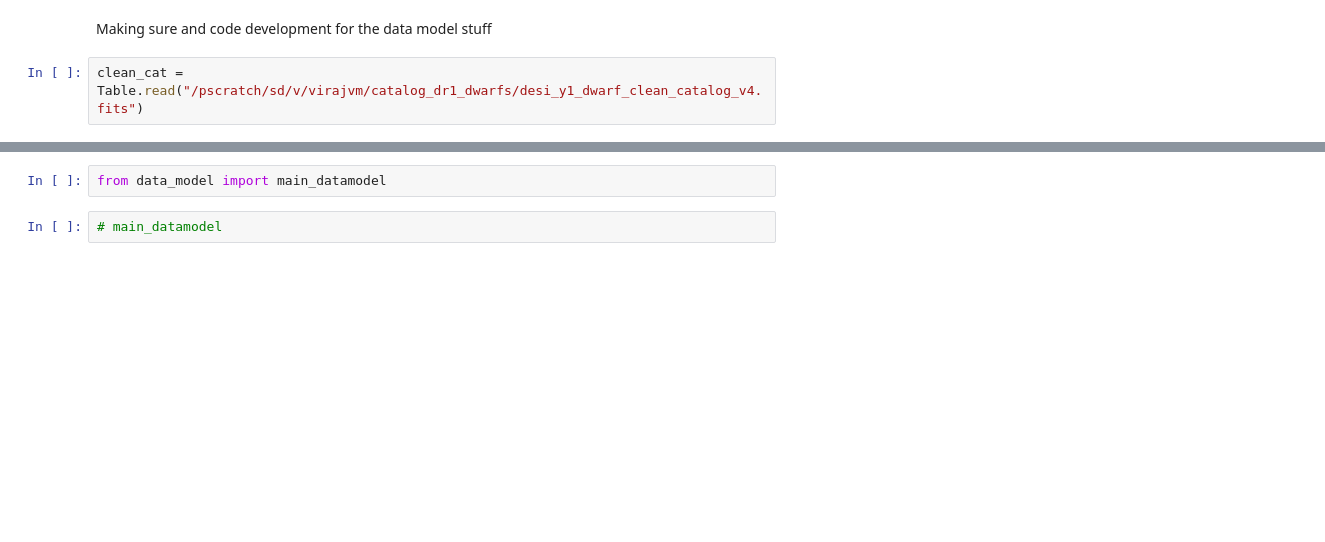
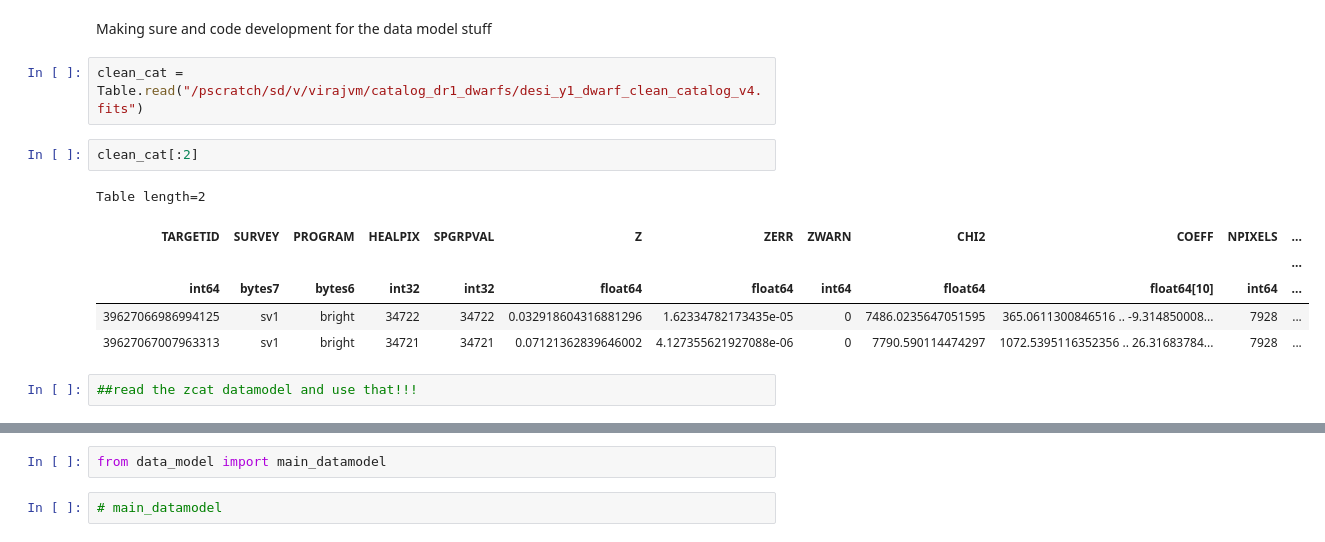
Before and after one commit to virajvman/desi_dwarfs, a Jupyter notebook: notebooks/sec2_catalog_summary.ipynb, the cells around one changed output, grey strips where cells are left out. Saved outputs shown, nothing was run; the diff lists cells and outputs as text; blank space fills up the shorter version.

```diff
--- a/notebooks/sec2_catalog_summary.ipynb
+++ b/notebooks/sec2_catalog_summary.ipynb
@@ -411,5 +411,16 @@ plt.show()
 Making sure and code development for the data model stuff
 # %%
 clean_cat = Table.read("/pscratch/sd/v/virajvm/catalog_dr1_dwarfs/desi_y1_dwarf_clean_catalog_v4.fits")
+# %%
+clean_cat[:2]
+# %% [output]
+Table length=2
+| TARGETID | SURVEY | PROGRAM | HEALPIX | SPGRPVAL | Z | ZERR | ZWARN | CHI2 | COEFF | NPIXELS | ... |
+|  |  |  |  |  |  |  |  |  |  |  | ... |
+| int64 | bytes7 | bytes6 | int32 | int32 | float64 | float64 | int64 | float64 | float64[10] | int64 | ... |
+| 39627066986994125 | sv1 | bright | 34722 | 34722 | 0.032918604316881296 | 1.62334782173435e-05 | 0 | 7486.0235647051595 | 365.0611300846516 .. -9.314850008... | 7928 | ... |
+| 39627067007963313 | sv1 | bright | 34721 | 34721 | 0.07121362839646002 | 4.127355621927088e-06 | 0 | 7790.590114474297 | 1072.5395116352356 .. 26.31683784... | 7928 | ... |
+# %%
+##read the zcat datamodel and use that!!!
 # %%
 ## what is the connection between shape_r and the newly measured half light radius??
```
Also changed, not shown: parts of 3 cells of this notebook, 2 other files.
